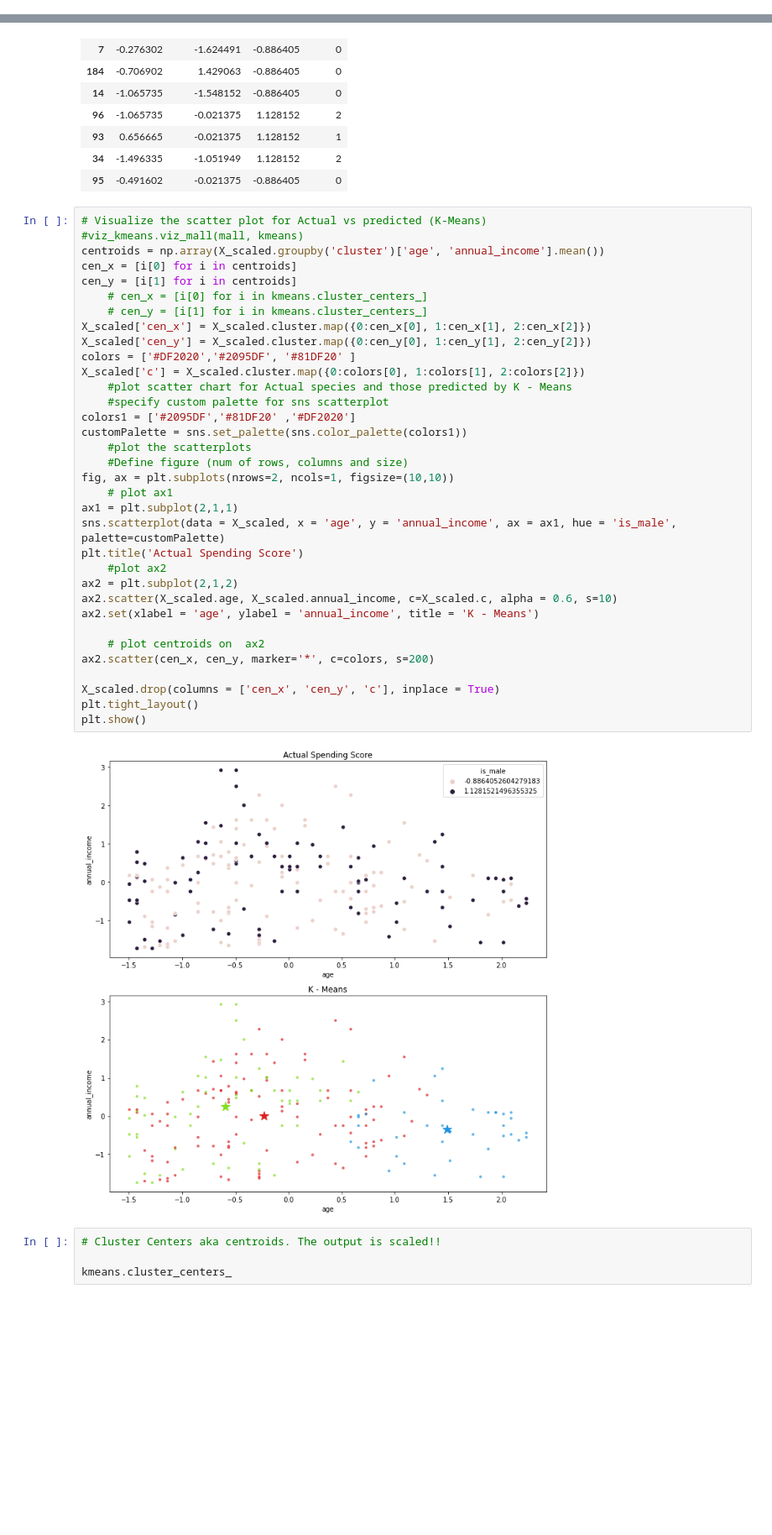
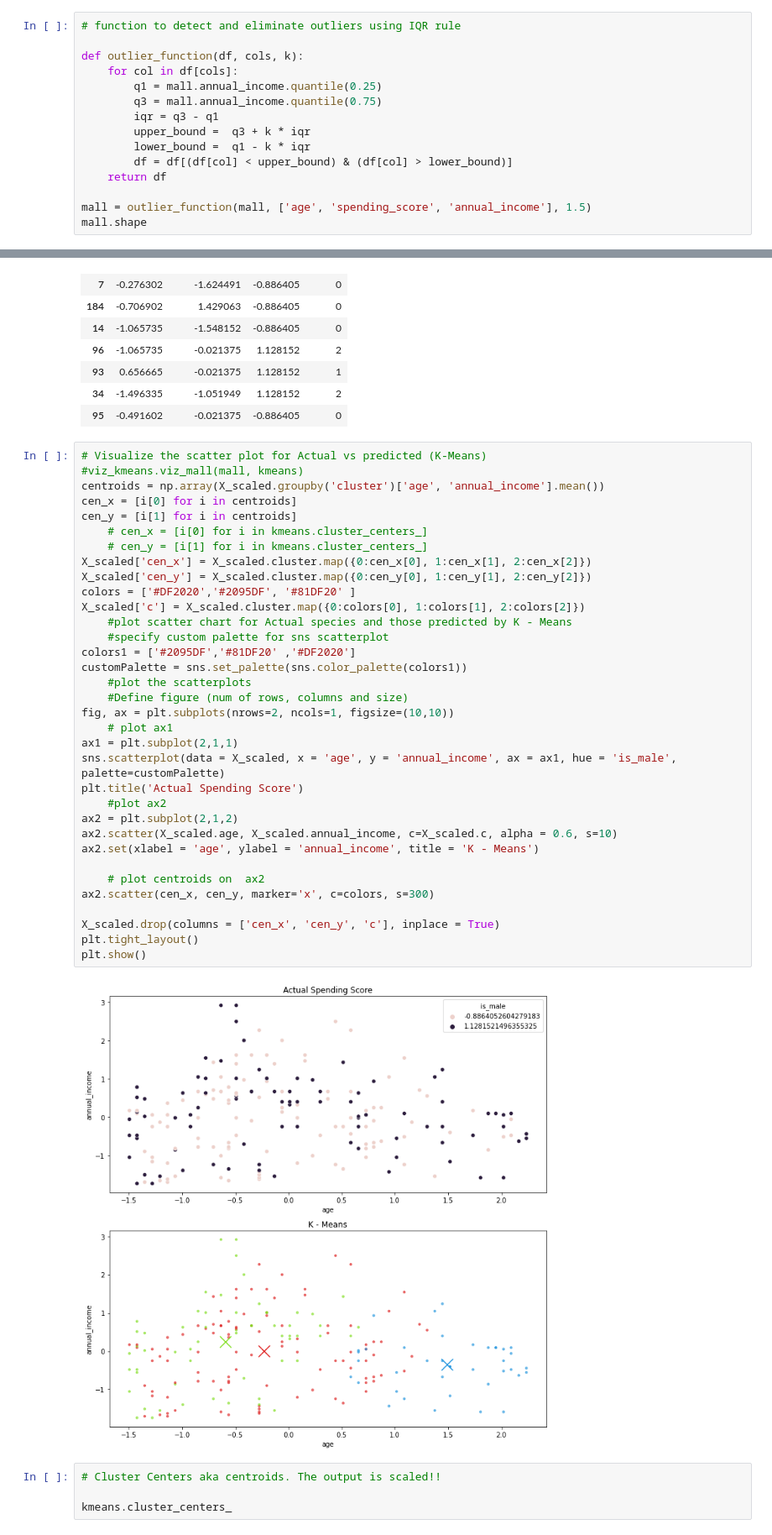
Before and after one commit to barbmarques/clustering-exercises, a Jupyter notebook: Modeling.ipynb, the cells around one changed output, grey strips where cells are left out. Shown at 84% size. Cells and saved outputs as stored; diff of their text form; blank space fills up the shorter version.

```diff
--- a/Modeling.ipynb
+++ b/Modeling.ipynb
@@ -198,0 +266,15 @@ memory usage: 7.8+ KB
+# %%
+# function to detect and eliminate outliers using IQR rule
+
+def outlier_function(df, cols, k):
+    for col in df[cols]:
+        q1 = mall.annual_income.quantile(0.25)
+        q3 = mall.annual_income.quantile(0.75)
+        iqr = q3 - q1
+        upper_bound =  q3 + k * iqr
+        lower_bound =  q1 - k * iqr
+        df = df[(df[col] < upper_bound) & (df[col] > lower_bound)]
+    return df
+
+mall = outlier_function(mall, ['age', 'spending_score', 'annual_income'], 1.5)
+mall.shape
@@ -292,35 +376,35 @@ centroids = np.array(X_scaled.groupby('cluster')['age', 'annual_income'].mean())
 cen_x = [i[0] for i in centroids]
 cen_y = [i[1] for i in centroids]
     # cen_x = [i[0] for i in kmeans.cluster_centers_]
     # cen_y = [i[1] for i in kmeans.cluster_centers_]
 X_scaled['cen_x'] = X_scaled.cluster.map({0:cen_x[0], 1:cen_x[1], 2:cen_x[2]})
 X_scaled['cen_y'] = X_scaled.cluster.map({0:cen_y[0], 1:cen_y[1], 2:cen_y[2]})
 colors = ['#DF2020','#2095DF', '#81DF20' ]
 X_scaled['c'] = X_scaled.cluster.map({0:colors[0], 1:colors[1], 2:colors[2]})
     #plot scatter chart for Actual species and those predicted by K - Means
     #specify custom palette for sns scatterplot
 colors1 = ['#2095DF','#81DF20' ,'#DF2020']
 customPalette = sns.set_palette(sns.color_palette(colors1))
     #plot the scatterplots
     #Define figure (num of rows, columns and size)
 fig, ax = plt.subplots(nrows=2, ncols=1, figsize=(10,10))
     # plot ax1
 ax1 = plt.subplot(2,1,1)
 sns.scatterplot(data = X_scaled, x = 'age', y = 'annual_income', ax = ax1, hue = 'is_male', palette=customPalette)
 plt.title('Actual Spending Score')
     #plot ax2
 ax2 = plt.subplot(2,1,2)
 ax2.scatter(X_scaled.age, X_scaled.annual_income, c=X_scaled.c, alpha = 0.6, s=10)
 ax2.set(xlabel = 'age', ylabel = 'annual_income', title = 'K - Means')
 
     # plot centroids on  ax2
-ax2.scatter(cen_x, cen_y, marker='*', c=colors, s=200)
+ax2.scatter(cen_x, cen_y, marker='x', c=colors, s=300)
 
 X_scaled.drop(columns = ['cen_x', 'cen_y', 'c'], inplace = True)
 plt.tight_layout()
 plt.show()
 # %% [output]
-[figure, old version]
+[figure, new version]
 # %%
 # Cluster Centers aka centroids. The output is scaled!!
 
```
Also changed, not shown: parts of 9 cells of this notebook, 1 other file.
